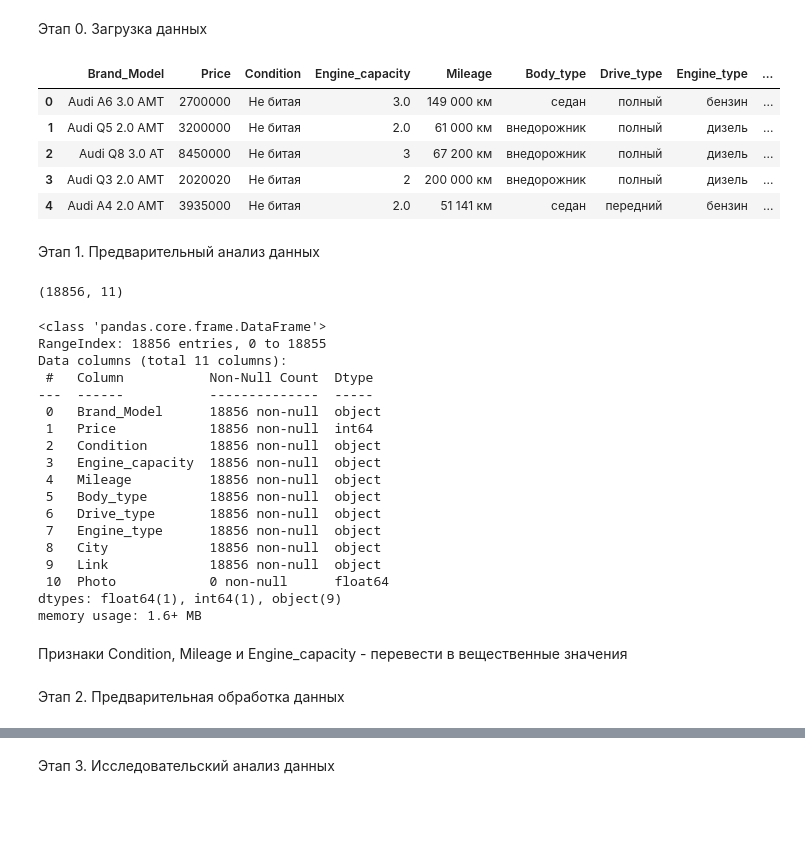
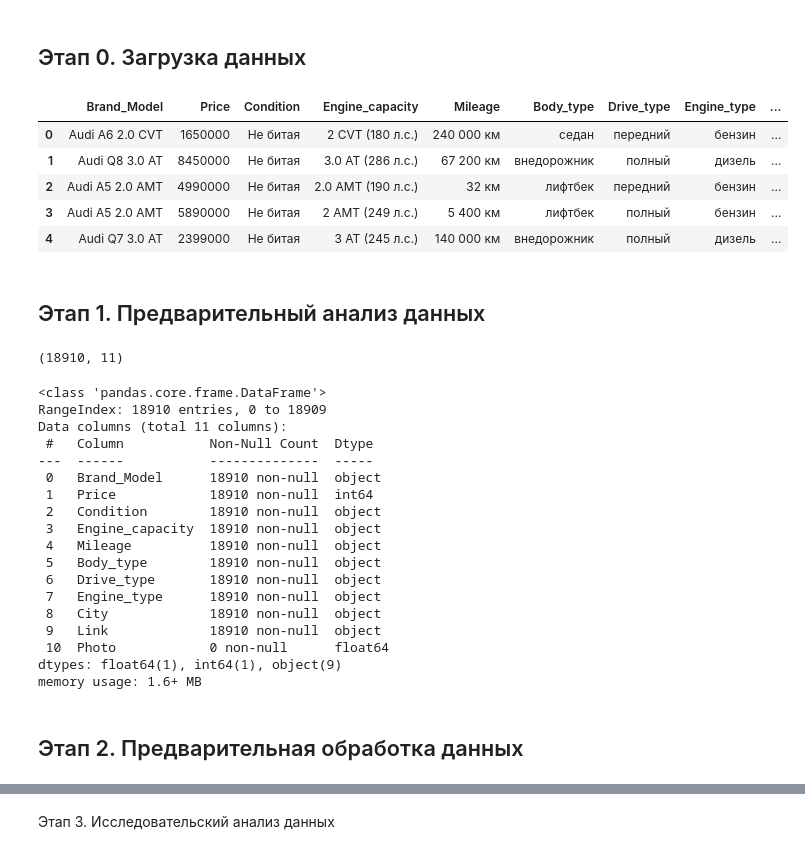
Before and after one commit to MagGoldi/Predicting_cost_car, a Jupyter notebook: Predicting/Price_prediction.ipynb, the cells around one changed output, grey strips where cells are left out. Drawn from its saved outputs; the diff is of its cells as text; code cells hidden in the pictures; blank space fills up the shorter version.

Commit message:
work with data

```diff
--- a/Predicting/Price_prediction.ipynb
+++ b/Predicting/Price_prediction.ipynb
@@ -5,44 +15,42 @@ import numpy as np
 # %% [markdown]
-Этап 0. Загрузка данных
+## Этап 0. Загрузка данных
 # %%
-df = pd.read_csv('C:\PYTHON\Predicting_cost_car\Files\car_data_2023-12-10.csv')
+df = pd.read_csv('C:\PYTHON\Predicting_cost_car\Files\car_data_2023-12-11.csv')
 df.head()
 # %% [output]
 |  | Brand_Model | Price | Condition | Engine_capacity | Mileage | Body_type | Drive_type | Engine_type | ... |
-| 0 | Audi A6 3.0 AMT | 2700000 | Не битая | 3.0 | 149 000 км | седан | полный | бензин | ... |
-| 1 | Audi Q5 2.0 AMT | 3200000 | Не битая | 2.0 | 61 000 км | внедорожник | полный | дизель | ... |
-| 2 | Audi Q8 3.0 AT | 8450000 | Не битая | 3 | 67 200 км | внедорожник | полный | дизель | ... |
-| 3 | Audi Q3 2.0 AMT | 2020020 | Не битая | 2 | 200 000 км | внедорожник | полный | дизель | ... |
-| 4 | Audi A4 2.0 AMT | 3935000 | Не битая | 2.0 | 51 141 км | седан | передний | бензин | ... |
+| 0 | Audi A6 2.0 CVT | 1650000 | Не битая | 2 CVT (180 л.с.) | 240 000 км | седан | передний | бензин | ... |
+| 1 | Audi Q8 3.0 AT | 8450000 | Не битая | 3.0 AT (286 л.с.) | 67 200 км | внедорожник | полный | дизель | ... |
+| 2 | Audi A5 2.0 AMT | 4990000 | Не битая | 2.0 AMT (190 л.с.) | 32 км | лифтбек | передний | бензин | ... |
+| 3 | Audi A5 2.0 AMT | 5890000 | Не битая | 2 AMT (249 л.с.) | 5 400 км | лифтбек | полный | бензин | ... |
+| 4 | Audi Q7 3.0 AT | 2399000 | Не битая | 3 AT (245 л.с.) | 140 000 км | внедорожник | полный | дизель | ... |
 # %% [markdown]
-Этап 1. Предварительный анализ данных
+## Этап 1. Предварительный анализ данных
 # %%
 df.shape
 # %% [output]
-(18856, 11)
+(18910, 11)
 # %%
 df.info()
 # %% [output]
 <class 'pandas.core.frame.DataFrame'>
-RangeIndex: 18856 entries, 0 to 18855
+RangeIndex: 18910 entries, 0 to 18909
 Data columns (total 11 columns):
  #   Column           Non-Null Count  Dtype
 ---  ------           --------------  -----
- 0   Brand_Model      18856 non-null  object
- 1   Price            18856 non-null  int64
- 2   Condition        18856 non-null  object
- 3   Engine_capacity  18856 non-null  object
- 4   Mileage          18856 non-null  object
- 5   Body_type        18856 non-null  object
- 6   Drive_type       18856 non-null  object
- 7   Engine_type      18856 non-null  object
- 8   City             18856 non-null  object
- 9   Link             18856 non-null  object
+ 0   Brand_Model      18910 non-null  object
+ 1   Price            18910 non-null  int64
+ 2   Condition        18910 non-null  object
+ 3   Engine_capacity  18910 non-null  object
+ 4   Mileage          18910 non-null  object
+ 5   Body_type        18910 non-null  object
+ 6   Drive_type       18910 non-null  object
+ 7   Engine_type      18910 non-null  object
+ 8   City             18910 non-null  object
+ 9   Link             18910 non-null  object
  10  Photo            0 non-null      float64
 dtypes: float64(1), int64(1), object(9)
 memory usage: 1.6+ MB
-# %% [markdown]
-Признаки Condition, Mileage и Engine_capacity - перевести в вещественные значения
 # %% [markdown]
-Этап 2. Предварительная обработка данных
+## Этап 2. Предварительная обработка данных
 # %% [markdown]
```
Also changed, not shown: parts of 39 cells of this notebook, 1 other file.
